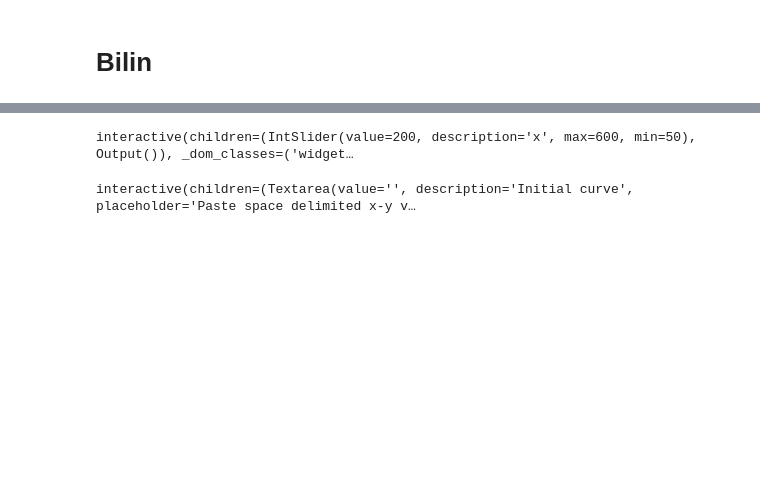
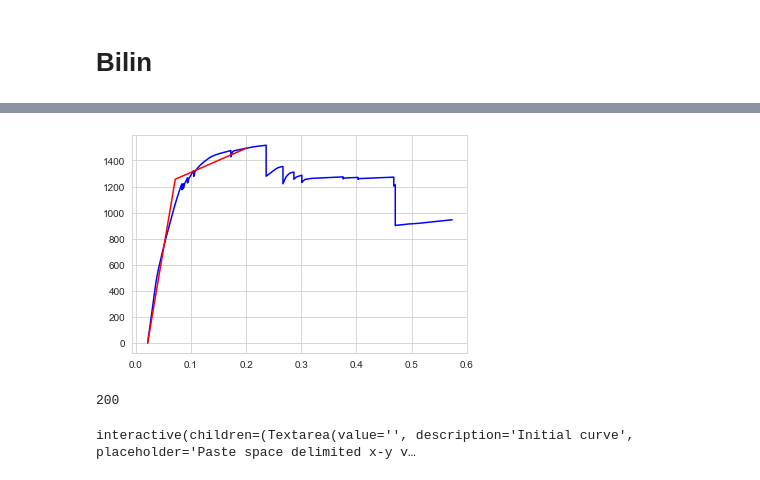
Before and after one commit to panagop/some_jupyter_tests, a Jupyter notebook: tools/bilin.ipynb, the cells around one changed output, grey strips where cells are left out. Saved outputs shown, nothing was run; the diff lists cells and outputs as text; code cells hidden in the pictures; blank space fills up the shorter version.

```diff
--- a/tools/bilin.ipynb
+++ b/tools/bilin.ipynb
@@ -50,18 +50,19 @@ bl.bilinear_curve.all_quantities.retrieve('quantity', 'x_u', 'value')
 # %%
 def f(x):
     bl = Bilin(xtarget=x/1000., dropstrength=0.6)
 
     bl.curve_ini.load_delimited(r'D:/Programming/PyMyPackages/pystreng/tests/bilin/Example4', ' ')
     bl.calc()
 
-    plt.plot(bl.curve_ini.x, bl.curve_ini.y)
-    plt.plot(bl.bilinear_curve.d_array, bl.bilinear_curve.a_array)
+    plt.plot(bl.curve_ini.x, bl.curve_ini.y, color='blue')
+    plt.plot(bl.bilinear_curve.d_array, bl.bilinear_curve.a_array, color='red')
     plt.show()
     return x
 
 interact(f, x=widgets.IntSlider(min=50,max=600,step=1,value=200));
 # %% [output]
+[figure, added]
-interactive(children=(IntSlider(value=200, description='x', max=600, min=50), Output()), _dom_classes=('widget…
+200
 # %%
 def f_str(x):
     if len(x)>0:
```
Also changed, not shown: parts of 9 cells of this notebook.
